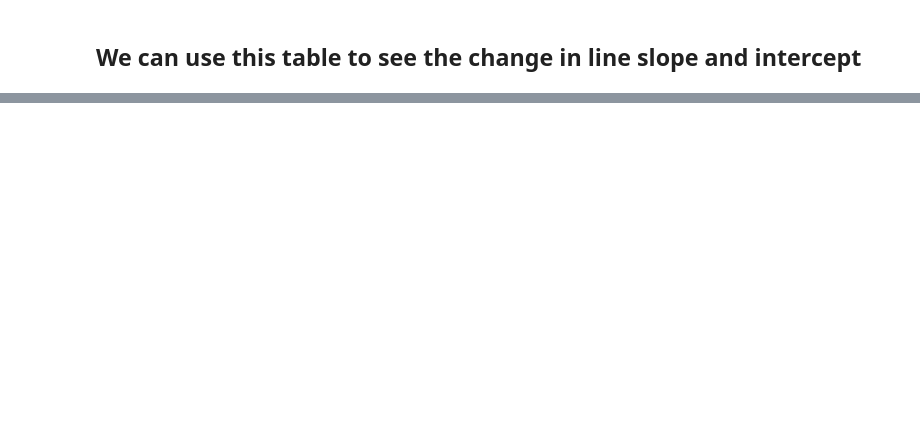
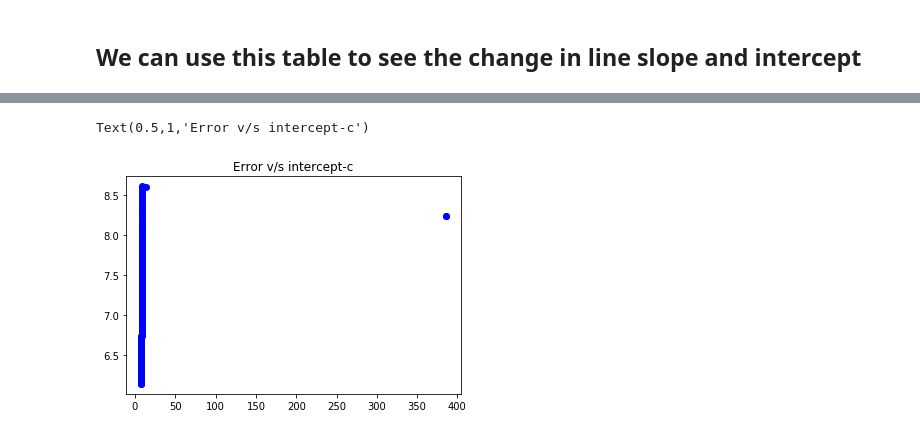
Before and after one commit to ravichandr88/machineLearning, a Jupyter notebook: Linear Regression/RawCodeLinearRegression.ipynb, the cells around one changed output, grey strips where cells are left out. Cells and saved outputs as stored; diff of their text form; code cells hidden in the pictures; blank space fills up the shorter version.

```diff
--- a/Linear Regression/RawCodeLinearRegression.ipynb
+++ b/Linear Regression/RawCodeLinearRegression.ipynb
@@ -255,0 +268,6 @@ plt.plot(x,y,'ro')
+# %%
+plt.plot(df.error,df.intercept,'bo')
+plt.title('Error v/s intercept-c')
+# %% [output]
+Text(0.5,1,'Error v/s intercept-c')
+[figure, added]
```
Also changed, not shown: parts of 14 cells of this notebook, 1 other file.
